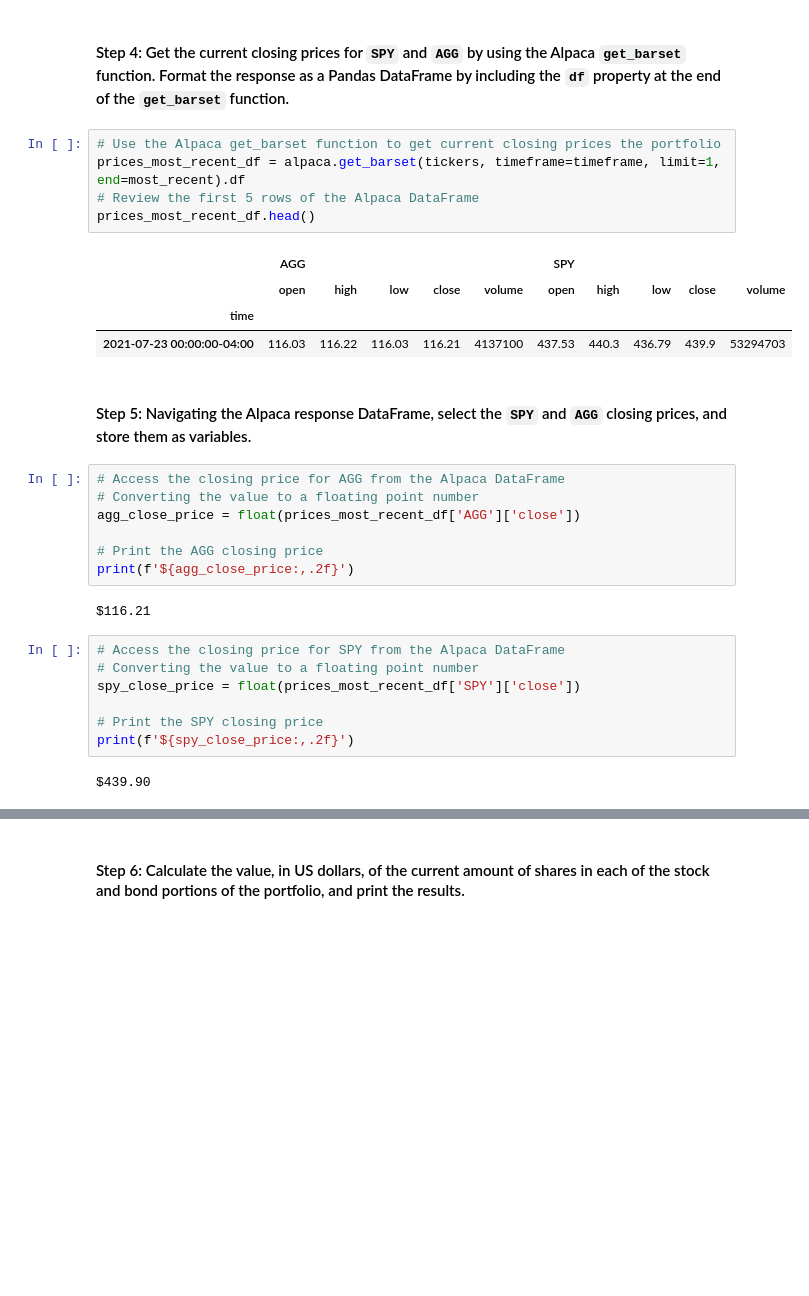
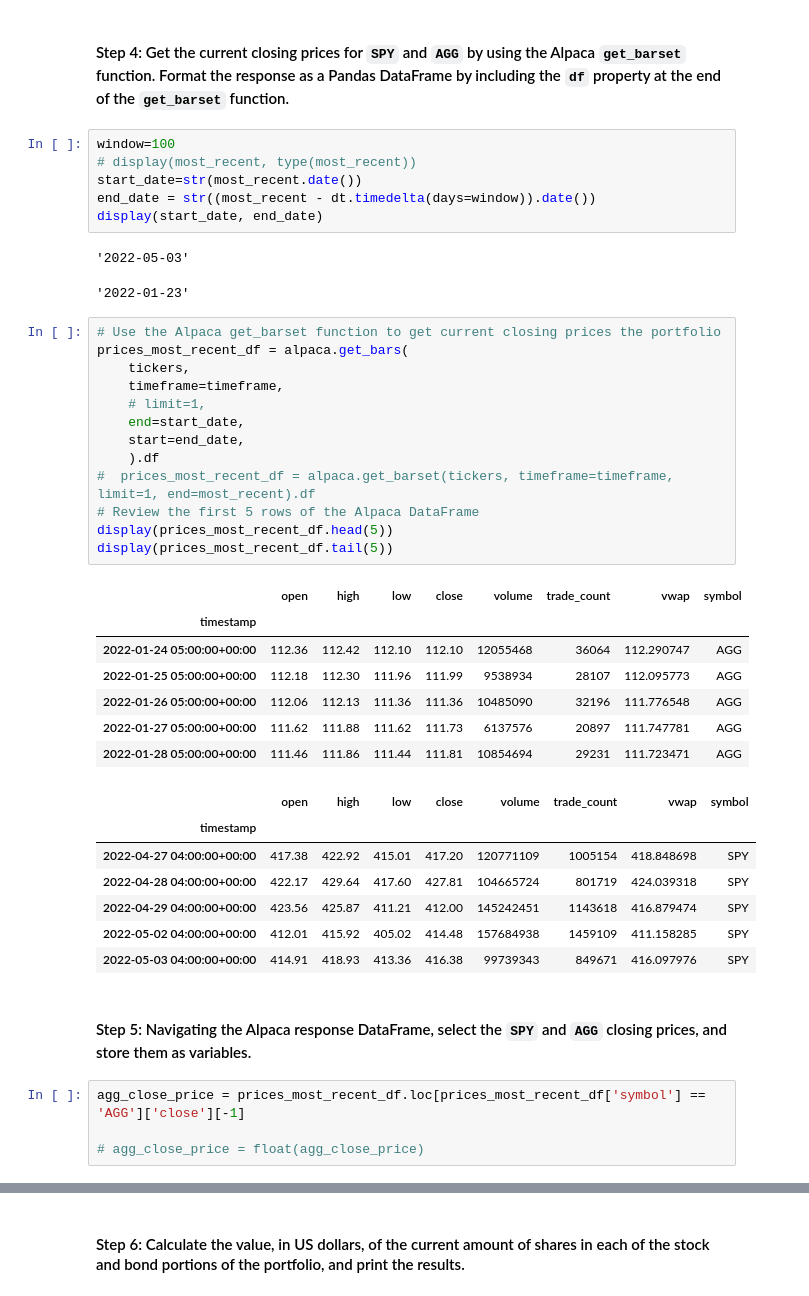
Before and after one commit to pentius00/05_Financial_Planner, a Jupyter notebook: financial_planning_tools.ipynb, the cells around one changed output, grey strips where cells are left out. Cells and saved outputs as stored; diff of their text form; blank space fills up the shorter version.

Commit message:
change barset to bars **barset depricated

```diff
--- a/financial_planning_tools.ipynb
+++ b/financial_planning_tools.ipynb
@@ -219,32 +219,45 @@ Most recent trading day: 2021-07-23
 # %% [markdown]
 #### Step 4: Get the current closing prices for `SPY` and `AGG` by using the Alpaca `get_barset` function. Format the response as a Pandas DataFrame by including the `df` property at the end of the `get_barset` function.
+# %%
+window=100
+# display(most_recent, type(most_recent))
+start_date=str(most_recent.date())
+end_date = str((most_recent - dt.timedelta(days=window)).date())
+display(start_date, end_date)
+# %% [output]
+'2022-05-03'
+'2022-01-23'
 # %%
 # Use the Alpaca get_barset function to get current closing prices the portfolio
-prices_most_recent_df = alpaca.get_barset(tickers, timeframe=timeframe, limit=1, end=most_recent).df
+prices_most_recent_df = alpaca.get_bars(
+    tickers,
+    timeframe=timeframe,
+    # limit=1,
+    end=start_date,
+    start=end_date,
+    ).df
+#  prices_most_recent_df = alpaca.get_barset(tickers, timeframe=timeframe, limit=1, end=most_recent).df
 # Review the first 5 rows of the Alpaca DataFrame
-prices_most_recent_df.head()
+display(prices_most_recent_df.head(5))
+display(prices_most_recent_df.tail(5))
 # %% [output]
-|  | AGG |  |  |  |  | SPY |  |  |  |  |
-|  | open | high | low | close | volume | open | high | low | close | volume |
-| time |  |  |  |  |  |  |  |  |  |  |
-| 2021-07-23 00:00:00-04:00 | 116.03 | 116.22 | 116.03 | 116.21 | 4137100 | 437.53 | 440.3 | 436.79 | 439.9 | 53294703 |
+|  | open | high | low | close | volume | trade_count | vwap | symbol |
+| timestamp |  |  |  |  |  |  |  |  |
+| 2022-01-24 05:00:00+00:00 | 112.36 | 112.42 | 112.10 | 112.10 | 12055468 | 36064 | 112.290747 | AGG |
+| 2022-01-25 05:00:00+00:00 | 112.18 | 112.30 | 111.96 | 111.99 | 9538934 | 28107 | 112.095773 | AGG |
+| 2022-01-26 05:00:00+00:00 | 112.06 | 112.13 | 111.36 | 111.36 | 10485090 | 32196 | 111.776548 | AGG |
+| 2022-01-27 05:00:00+00:00 | 111.62 | 111.88 | 111.62 | 111.73 | 6137576 | 20897 | 111.747781 | AGG |
+| 2022-01-28 05:00:00+00:00 | 111.46 | 111.86 | 111.44 | 111.81 | 10854694 | 29231 | 111.723471 | AGG |
+|  | open | high | low | close | volume | trade_count | vwap | symbol |
+| timestamp |  |  |  |  |  |  |  |  |
+| 2022-04-27 04:00:00+00:00 | 417.38 | 422.92 | 415.01 | 417.20 | 120771109 | 1005154 | 418.848698 | SPY |
+| 2022-04-28 04:00:00+00:00 | 422.17 | 429.64 | 417.60 | 427.81 | 104665724 | 801719 | 424.039318 | SPY |
+| 2022-04-29 04:00:00+00:00 | 423.56 | 425.87 | 411.21 | 412.00 | 145242451 | 1143618 | 416.879474 | SPY |
+| 2022-05-02 04:00:00+00:00 | 412.01 | 415.92 | 405.02 | 414.48 | 157684938 | 1459109 | 411.158285 | SPY |
+| 2022-05-03 04:00:00+00:00 | 414.91 | 418.93 | 413.36 | 416.38 | 99739343 | 849671 | 416.097976 | SPY |
 # %% [markdown]
 #### Step 5: Navigating the Alpaca response DataFrame, select the `SPY` and `AGG` closing prices, and store them as variables.
-# %%
-# Access the closing price for AGG from the Alpaca DataFrame
-# Converting the value to a floating point number
-agg_close_price = float(prices_most_recent_df['AGG']['close'])
-
-# Print the AGG closing price
-print(f'${agg_close_price:,.2f}')
-# %% [output]
-$116.21
-# %%
-# Access the closing price for SPY from the Alpaca DataFrame
-# Converting the value to a floating point number
-spy_close_price = float(prices_most_recent_df['SPY']['close'])
-
-# Print the SPY closing price
-print(f'${spy_close_price:,.2f}')
-# %% [output]
-$439.90
+# %%
+agg_close_price = prices_most_recent_df.loc[prices_most_recent_df['symbol'] == 'AGG']['close'][-1]
+
+# agg_close_price = float(agg_close_price)
```
Also changed, not shown: parts of 12 cells of this notebook.
